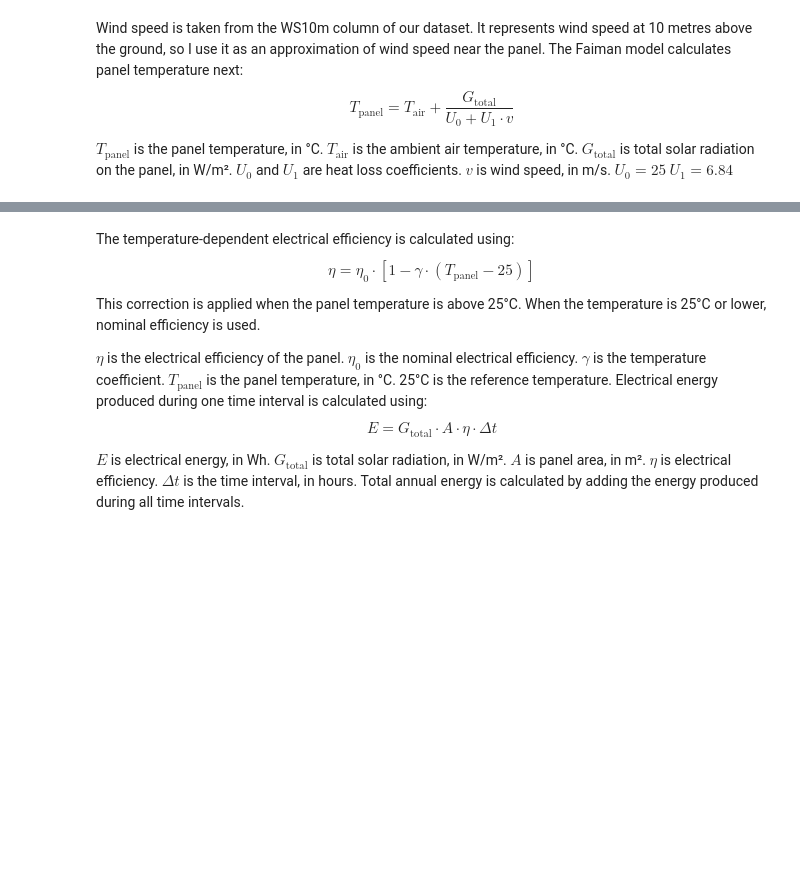
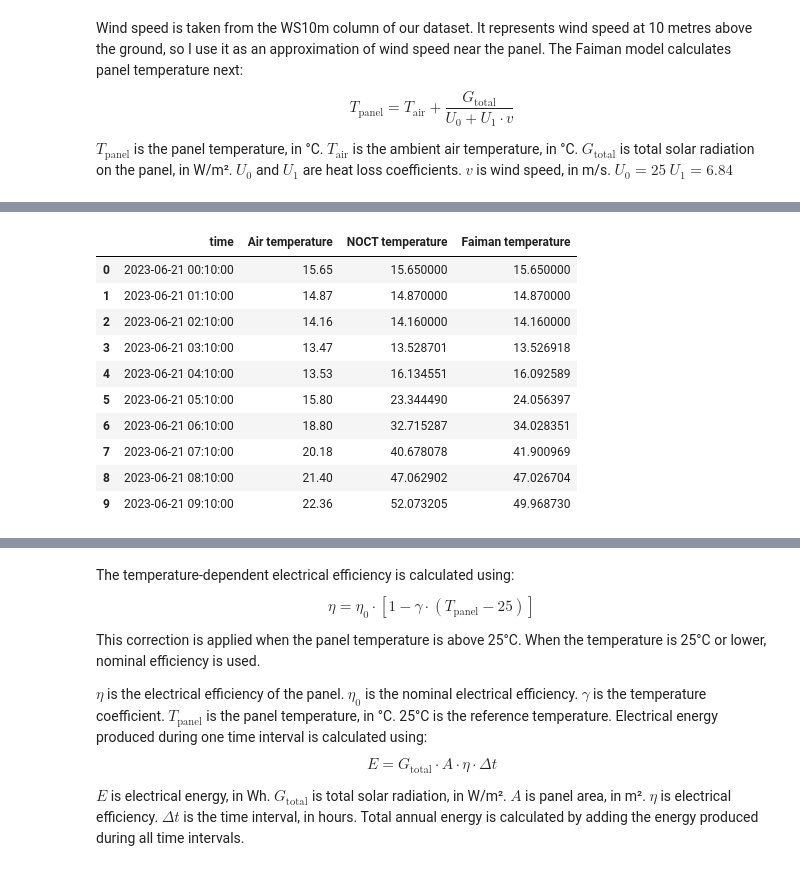
Before and after one commit to myshadow-data/Solar-panel-tilt-angle-optimization, a Jupyter notebook: Tilt_Angle_for_Solar_Panels.ipynb, the cells around one changed output, grey strips where cells are left out. Saved outputs shown, nothing was run; the diff lists cells and outputs as text; code cells hidden in the pictures; blank space fills up the shorter version.

```diff
--- a/Tilt_Angle_for_Solar_Panels.ipynb
+++ b/Tilt_Angle_for_Solar_Panels.ipynb
@@ -906,0 +911,28 @@ max_temperature_faiman = np.max(temperature_faiman_32)
+# %%
+# Select measurements for 21 June 2023
+temperature_day_mask = (
+    data["time"].dt.strftime("%Y-%m-%d") == "2023-06-21"
+)
+
+# Create a table with temperature values
+temperature_day = pd.DataFrame({
+    "time": data.loc[temperature_day_mask, "time"].values,
+    "Air temperature": air_temperature[temperature_day_mask],
+    "NOCT temperature": temperature_noct_32[temperature_day_mask],
+    "Faiman temperature": temperature_faiman_32[temperature_day_mask]
+})
+
+# Display the first 10 measurements
+display(temperature_day.head(10))
+# %% [output]
+|  | time | Air temperature | NOCT temperature | Faiman temperature |
+| 0 | 2023-06-21 00:10:00 | 15.65 | 15.650000 | 15.650000 |
+| 1 | 2023-06-21 01:10:00 | 14.87 | 14.870000 | 14.870000 |
+| 2 | 2023-06-21 02:10:00 | 14.16 | 14.160000 | 14.160000 |
+| 3 | 2023-06-21 03:10:00 | 13.47 | 13.528701 | 13.526918 |
+| 4 | 2023-06-21 04:10:00 | 13.53 | 16.134551 | 16.092589 |
+| 5 | 2023-06-21 05:10:00 | 15.80 | 23.344490 | 24.056397 |
+| 6 | 2023-06-21 06:10:00 | 18.80 | 32.715287 | 34.028351 |
+| 7 | 2023-06-21 07:10:00 | 20.18 | 40.678078 | 41.900969 |
+| 8 | 2023-06-21 08:10:00 | 21.40 | 47.062902 | 47.026704 |
+| 9 | 2023-06-21 09:10:00 | 22.36 | 52.073205 | 49.968730 |
```
Also changed, not shown: parts of 3 cells of this notebook.
